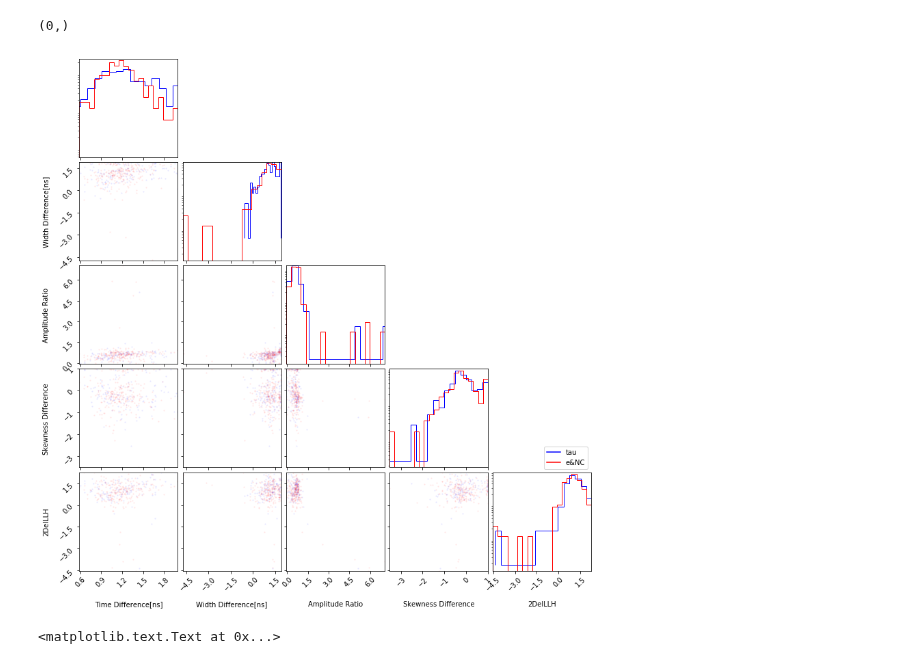
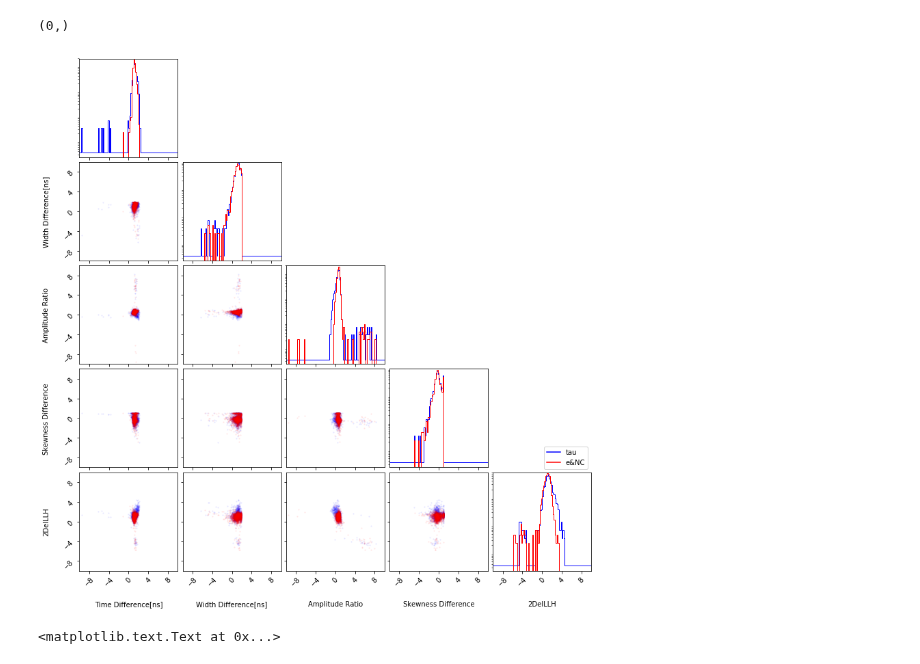
Before and after one commit to ka-til/P-ONE_NuTau, a Jupyter notebook: IMINUIT/Untitled.ipynb, the cells around one changed output. Saved outputs shown, nothing was run; the diff lists cells and outputs as text; code cells hidden in the pictures.

```diff
--- a/IMINUIT/Untitled.ipynb
+++ b/IMINUIT/Untitled.ipynb
@@ -92,7 +92,7 @@ skewnessRatio_e = ([])
 LRR_t = ([])
 LRR_e = ([])
 
-for i in range(0, 200):
+for i in range(0, 2000):
     print(i)
     readFile = dataio.I3File('/data/p-one/akatil/step_6_analysis/NuTau_NuE_20Events_update3/step_6_'+str(i)+'_parameters.i3.gz')
     frame_num = 0
@@ -213,37 +213,39 @@ log_bool = True
 
 bool_tau = (timeDifferences_t>=-100)#&(LRR_t>=2)#&(widthRatio_t>=1)&(ampRatio_t>=1)&(skewnessRatio_t>=1)&(LRR_t>=1)
 tDiff_t = timeDifferences_t[bool_tau]
 wRatio_t = widthRatio_t[bool_tau]
 aRatio_t = ampRatio_t[bool_tau]
 sRatio_t = skewnessRatio_t[bool_tau]
 lRatio_t = LRR_t[bool_tau]
 data_tau = data_log_Bool(log_bool, tDiff_t, wRatio_t, aRatio_t, sRatio_t, lRatio_t)
 
 bool_e = (timeDifferences_e>=-100)#&(LRR_e>=2)#&(widthRatio_e>=1)&(ampRatio_e>=1)&(skewnessRatio_e>=1)&(LRR_e>=1)
 tDiff_e = timeDifferences_e[bool_e]
 wRatio_e = widthRatio_e[bool_e]
 aRatio_e = ampRatio_e[bool_e]
 sRatio_t = skewnessRatio_t[bool_tau]
 lRatio_t = LRR_t[bool_tau]
 data_e = data_log_Bool(log_bool, tDiff_e, wRatio_e, aRatio_e, skewnessRatio_e[bool_e], LRR_e[bool_e])
 
+bins = (100, 100, 100, 100, 100)
+range_cust = ((-10, 10), (-10, 10), (-10, 10), (-10, 10), (-10, 10))
+
 labels = ['Time Difference[ns]', 'Width Difference[ns]', 'Amplitude Ratio', 'Skewness Difference', '2DelLLH']
 # Plot it.
 figure = corner.corner(data_tau, plot_contours=False, scale_hist=False, labels=labels,
                         plot_density = False, color='b', hist_kwargs={"normed":True,
-                                                                     "log":True}, label='tau')
-
+                                                                     "log":True}, label='tau', bins=bins, range=range_cust)
 corner.corner(data_e, fig=figure, plot_contours=False, scale_hist=False, labels=labels,
                         plot_density = False, color='r', hist_kwargs={"normed":True,
-                                                                     "log":True}, label='e&NC')
+                                                                     "log":True}, label='e&NC', bins=bins, range=range_cust)
 import matplotlib.lines as mlines
 
 red_line = mlines.Line2D([], [], color='blue', label='tau')
 blue_line = mlines.Line2D([], [], color='red', label='e&NC')
 plt.legend(handles=[red_line,blue_line], bbox_to_anchor=(0., 1.0, 1., .0), loc=4)
 plt.show()
 # %% [output]
-[figure, old version]
+[figure, new version]
 # %%
 plt.figure(figsize=(10,9))
 plt.hist((LRR_t[LRR_t < 200000]), normed=True, log=True, histtype='step', linewidth=4, label='tau')
```
Also changed, not shown: parts of 1 cell of this notebook, 9 other files.
